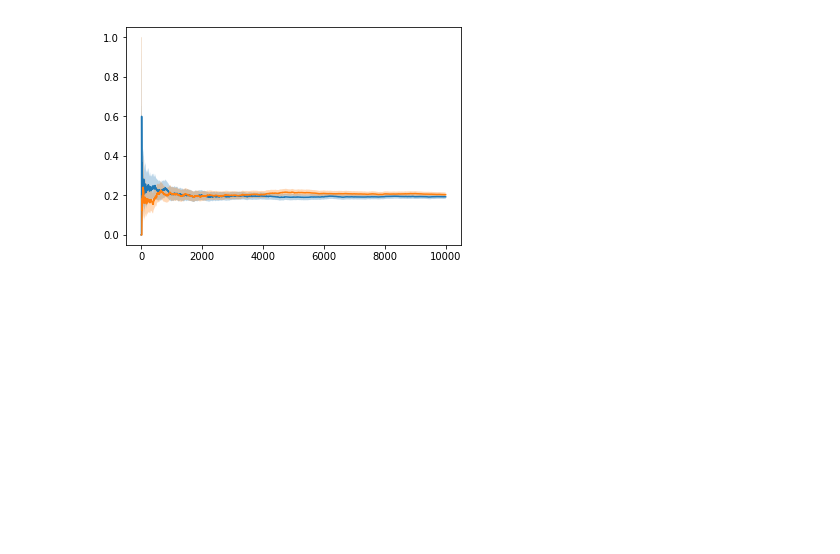
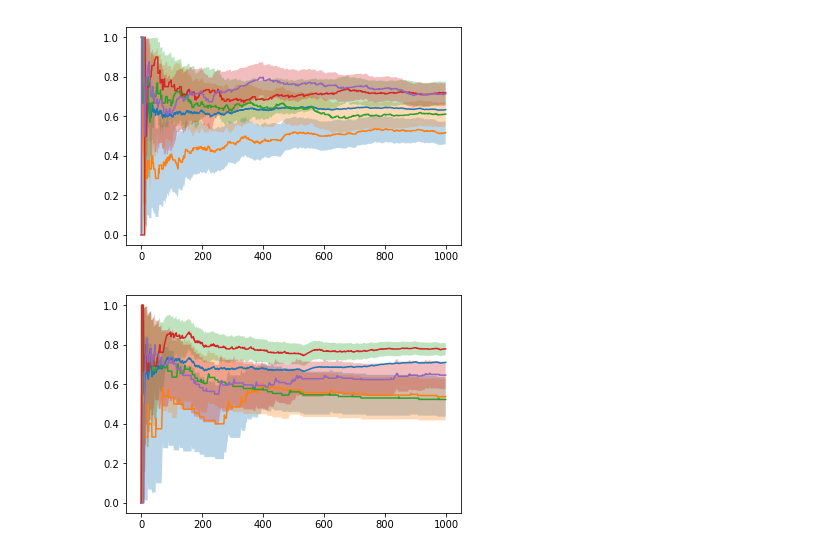
Before and after one commit to BenjaminPoilve/GuideToTesting, a Jupyter notebook: main.ipynb, the cells around one changed output. Cells and saved outputs as stored; diff of their text form; code cells hidden in the pictures; blank space fills up the shorter version.

```diff
--- a/main.ipynb
+++ b/main.ipynb
@@ -43,6 +43,7 @@ We want to know how each algorithm performs (ie which has the best global conver
 %matplotlib inline
 from scipy.stats import bernoulli
 import random
+import math
 import scipy.stats
 import matplotlib.pyplot as plt
 
@@ -54,34 +55,79 @@ def A_B_test(probability_array,lenght):
     result_accumulator=[0] *len(probability_array)
     bound_accumulator=[[0,1]] *len(probability_array)
     mean_accumulator=[0] *len(probability_array)
     test_data=[]
     for i in range(0,lenght):
         topbounds=[i[1] for i in bound_accumulator]
         index_max = max(range(len(topbounds)), key=topbounds.__getitem__)
         low_value=bound_accumulator[index_max][0]
         del topbounds[index_max]
         if low_value>max(topbounds):
             choice=index_max
         else:
             choice=random.randint(0,len(probability_array)-1)
         test_accumulator[choice]+=1
         result=test_choice(choice,probability_array)
         result_accumulator[choice]+=result
         mean_accumulator[choice]=result_accumulator[choice]/test_accumulator[choice]
         if(result_accumulator[choice]>0):
             lo = scipy.stats.beta.ppf(0.025, result_accumulator[choice], test_accumulator[choice]-result_accumulator[choice])
             hi = scipy.stats.beta.ppf(0.975, result_accumulator[choice], test_accumulator[choice]-result_accumulator[choice])
             bound_accumulator[choice]=[lo,hi]
-        test_data.append([mean_accumulator[:],bound_accumulator[:]])
+        currentconversion=sum(result_accumulator)/sum(test_accumulator)
+        test_data.append([mean_accumulator[:],bound_accumulator[:],currentconversion])
     return test_data
 
-lenght=10000
-proba=[0.2,0.21]
+def UCB1(probability_array,lenght):
+    test_accumulator=[0] *len(probability_array)
+    result_accumulator=[0] *len(probability_array)
+    bound_accumulator=[[0,1]] *len(probability_array)
+    mean_accumulator=[0] *len(probability_array)
+    test_data=[]
+    for i in range(0,lenght):
+        #Here: if we haven't tried it yet, we try it
+        #Else we do the strategy
+        choice=0
+        if(all(test != 0 for test in test_accumulator)):
+            value=[0] *len(probability_array)
+            for j in range(len(probability_array)):
+                value[j]=mean_accumulator[j]+math.sqrt(2*math.log(i)/test_accumulator[j])
+            choice = max(range(len(value)), key=value.__getitem__)
+        else:
+            for i in range(len(probability_array)):
+                if(test_accumulator[i]==0):
+                    choice=i
+        test_accumulator[choice]+=1
+        result=test_choice(choice,probability_array)
+        result_accumulator[choice]+=result
+        mean_accumulator[choice]=result_accumulator[choice]/test_accumulator[choice]
+        if(result_accumulator[choice]>0):
+            lo = scipy.stats.beta.ppf(0.025, result_accumulator[choice], test_accumulator[choice]-result_accumulator[choice])
+            hi = scipy.stats.beta.ppf(0.975, result_accumulator[choice], test_accumulator[choice]-result_accumulator[choice])
+            bound_accumulator[choice]=[lo,hi]
+        currentconversion=sum(result_accumulator)/sum(test_accumulator)
+        test_data.append([mean_accumulator[:],bound_accumulator[:],currentconversion])
+    return test_data
+
+
+
+
+
+lenght=1000
+proba=[0.5,0.55,0.76,0.65]
 retrun = A_B_test(proba,lenght)
+plt.plot([i[2] for i in retrun] )
 for j in range(len(proba)):
     plt.plot([i[0][j] for i in retrun])
     plt.fill_between(range(0,lenght),[i[1][j][0] for i in retrun] , [i[1][j][1] for i in retrun], alpha=0.3)
 
 plt.show()
+retrun = UCB1(proba,lenght)
+plt.plot([i[2] for i in retrun] )
+for j in range(len(proba)):
+    plt.plot([i[0][j] for i in retrun])
+    plt.fill_between(range(0,lenght),[i[1][j][0] for i in retrun] , [i[1][j][1] for i in retrun], alpha=0.3)
+
+plt.show()
 # %% [output]
-[figure, old version]
+[figure, new version]
+[figure, added]
```
Also changed, not shown: parts of 1 cell of this notebook.
